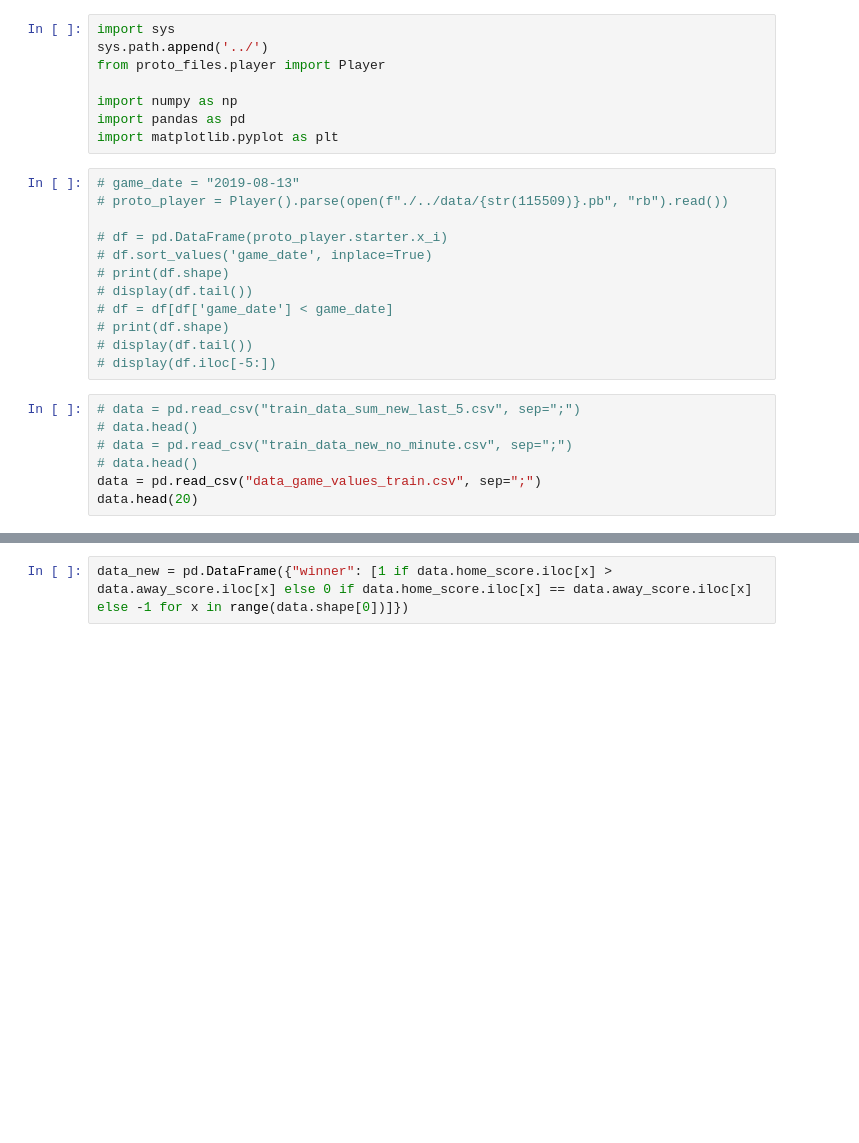
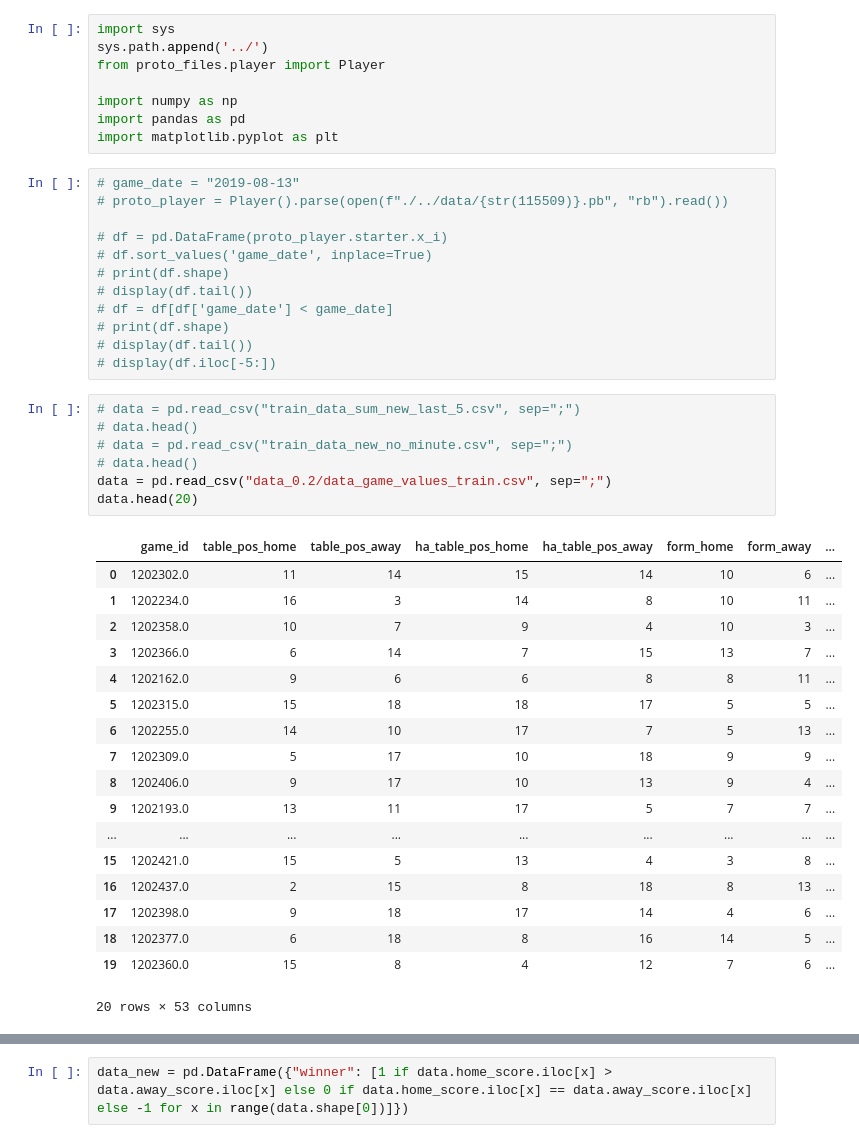
Before and after one commit to s-morten/packing-report, a Jupyter notebook: xT-impact/data_acquisition/inspect_data.ipynb, the cells around one changed output, grey strips where cells are left out. Saved outputs shown, nothing was run; the diff lists cells and outputs as text; blank space fills up the shorter version.

Commit message:
data 0.3

```diff
--- a/xT-impact/data_acquisition/inspect_data.ipynb
+++ b/xT-impact/data_acquisition/inspect_data.ipynb
@@ -21,10 +21,29 @@ import matplotlib.pyplot as plt
 # %%
 # data = pd.read_csv("train_data_sum_new_last_5.csv", sep=";")
 # data.head()
 # data = pd.read_csv("train_data_new_no_minute.csv", sep=";")
 # data.head()
-data = pd.read_csv("data_game_values_train.csv", sep=";")
+data = pd.read_csv("data_0.2/data_game_values_train.csv", sep=";")
 data.head(20)
+# %% [output]
+|  | game_id | table_pos_home | table_pos_away | ha_table_pos_home | ha_table_pos_away | form_home | form_away | ... |
+| 0 | 1202302.0 | 11 | 14 | 15 | 14 | 10 | 6 | ... |
+| 1 | 1202234.0 | 16 | 3 | 14 | 8 | 10 | 11 | ... |
+| 2 | 1202358.0 | 10 | 7 | 9 | 4 | 10 | 3 | ... |
+| 3 | 1202366.0 | 6 | 14 | 7 | 15 | 13 | 7 | ... |
+| 4 | 1202162.0 | 9 | 6 | 6 | 8 | 8 | 11 | ... |
+| 5 | 1202315.0 | 15 | 18 | 18 | 17 | 5 | 5 | ... |
+| 6 | 1202255.0 | 14 | 10 | 17 | 7 | 5 | 13 | ... |
+| 7 | 1202309.0 | 5 | 17 | 10 | 18 | 9 | 9 | ... |
+| 8 | 1202406.0 | 9 | 17 | 10 | 13 | 9 | 4 | ... |
+| 9 | 1202193.0 | 13 | 11 | 17 | 5 | 7 | 7 | ... |
+| ... | ... | ... | ... | ... | ... | ... | ... | ... |
+| 15 | 1202421.0 | 15 | 5 | 13 | 4 | 3 | 8 | ... |
+| 16 | 1202437.0 | 2 | 15 | 8 | 18 | 8 | 13 | ... |
+| 17 | 1202398.0 | 9 | 18 | 17 | 14 | 4 | 6 | ... |
+| 18 | 1202377.0 | 6 | 18 | 8 | 16 | 14 | 5 | ... |
+| 19 | 1202360.0 | 15 | 8 | 4 | 12 | 7 | 6 | ... |
+20 rows × 53 columns
 # %%
 his_h, _ = np.histogram(data.home_score, [0,1,2,3,4,5,6,7,8,9])
 his_a, _ = np.histogram(data.away_score, [0,1,2,3,4,5,6,7,8,9])
```
Also changed, not shown: parts of 1 cell of this notebook, 6 other files.
